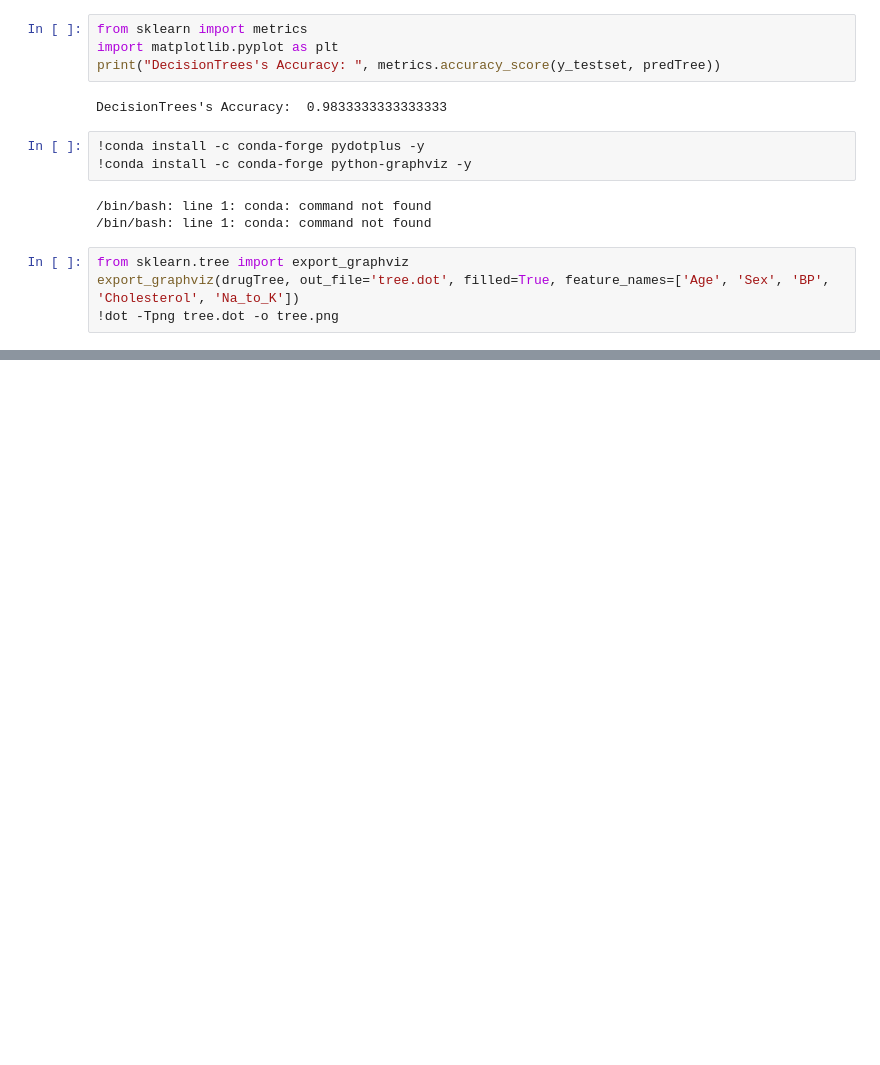
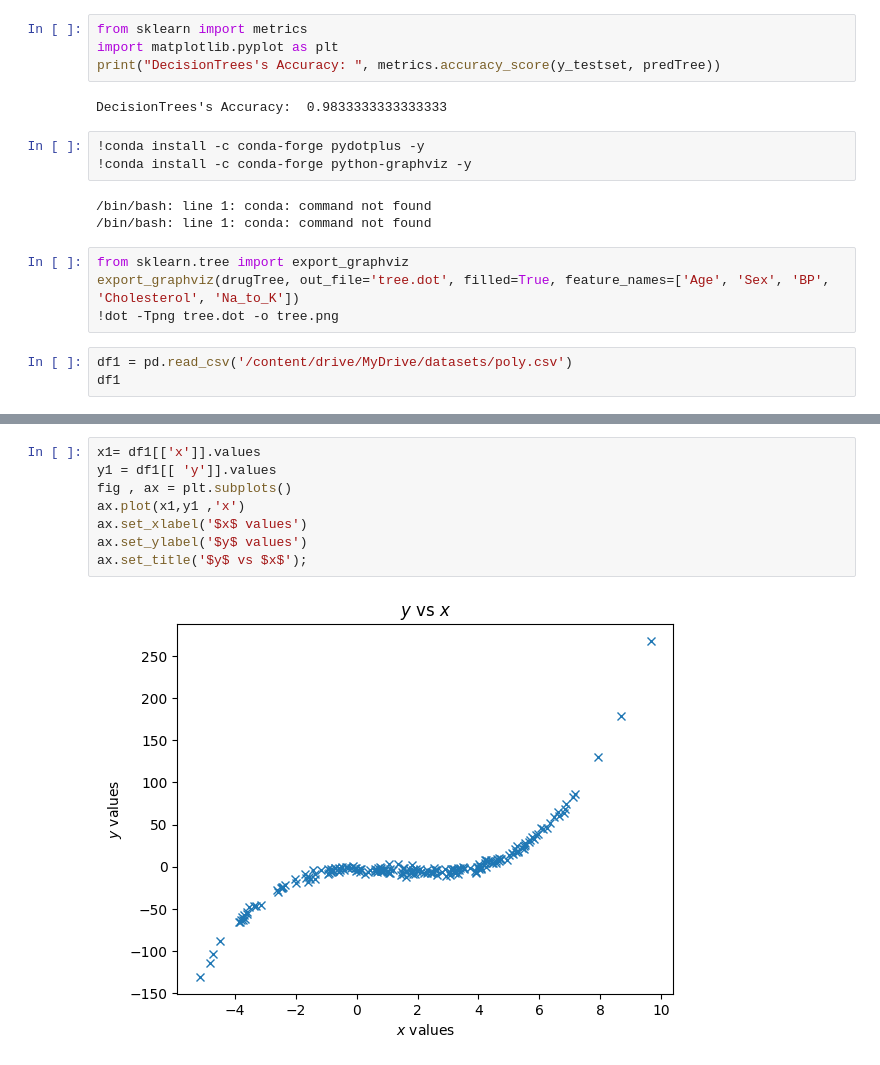
Before and after one commit to Deepakk200/colab_python, a Jupyter notebook: usedcars.ipynb, the cells around one changed output, grey strips where cells are left out. Cells and saved outputs as stored; diff of their text form; blank space fills up the shorter version.

```diff
--- a/usedcars.ipynb
+++ b/usedcars.ipynb
@@ -268,3 +276,6 @@ DecisionTrees's Accuracy:  0.9833333333333333
 from sklearn.tree import export_graphviz
 export_graphviz(drugTree, out_file='tree.dot', filled=True, feature_names=['Age', 'Sex', 'BP', 'Cholesterol', 'Na_to_K'])
 !dot -Tpng tree.dot -o tree.png
+# %%
+df1 = pd.read_csv('/content/drive/MyDrive/datasets/poly.csv')
+df1
@@ -270,0 +296,10 @@ export_graphviz(drugTree, out_file='tree.dot', filled=True, feature_names=['Age'
+# %%
+x1= df1[['x']].values
+y1 = df1[[ 'y']].values
+fig , ax = plt.subplots()
+ax.plot(x1,y1 ,'x')
+ax.set_xlabel('$x$ values')
+ax.set_ylabel('$y$ values')
+ax.set_title('$y$ vs $x$');
+# %% [output]
+[figure, added]
```
Also changed, not shown: parts of 9 cells of this notebook.
